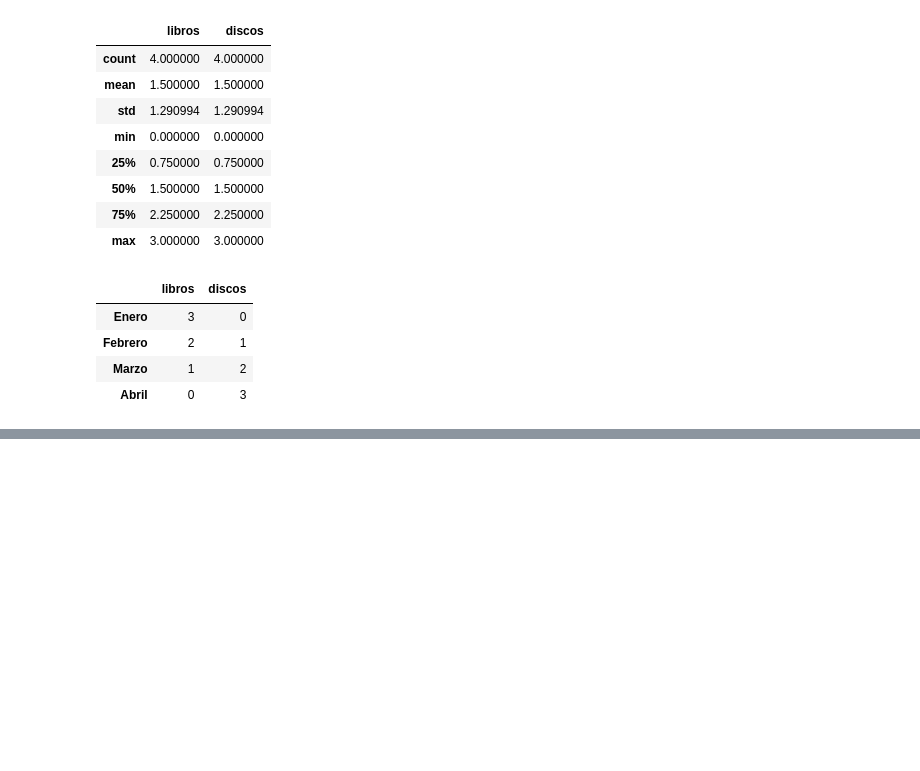
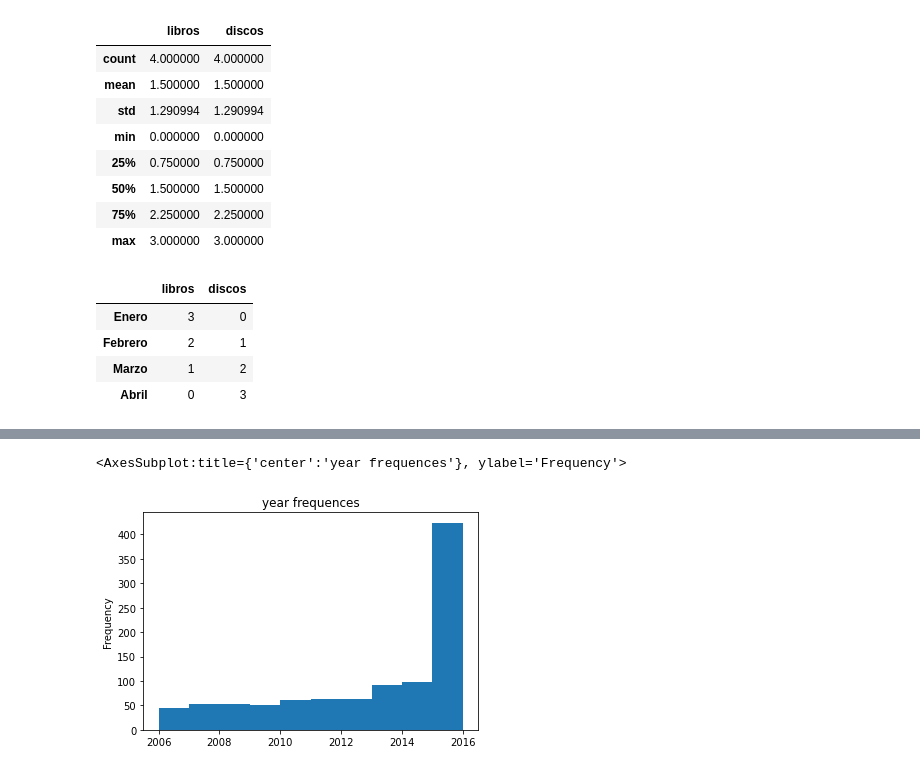
Before and after one commit to amarnathedison/caipc-amarnath, a Jupyter notebook: 01-pandas.ipynb, the cells around one changed output, grey strips where cells are left out. Drawn from its saved outputs; the diff is of its cells as text; code cells hidden in the pictures; blank space fills up the shorter version.

```diff
--- a/01-pandas.ipynb
+++ b/01-pandas.ipynb
@@ -108,0 +699,5 @@ imdb.head()
+# %%
+imdb['year'].plot(kind = 'hist', title="year frequences")
+# %% [output]
+<AxesSubplot:title={'center':'year frequences'}, ylabel='Frequency'>
+[figure, added]
```
Also changed, not shown: parts of 81 cells of this notebook, 1 other file.
